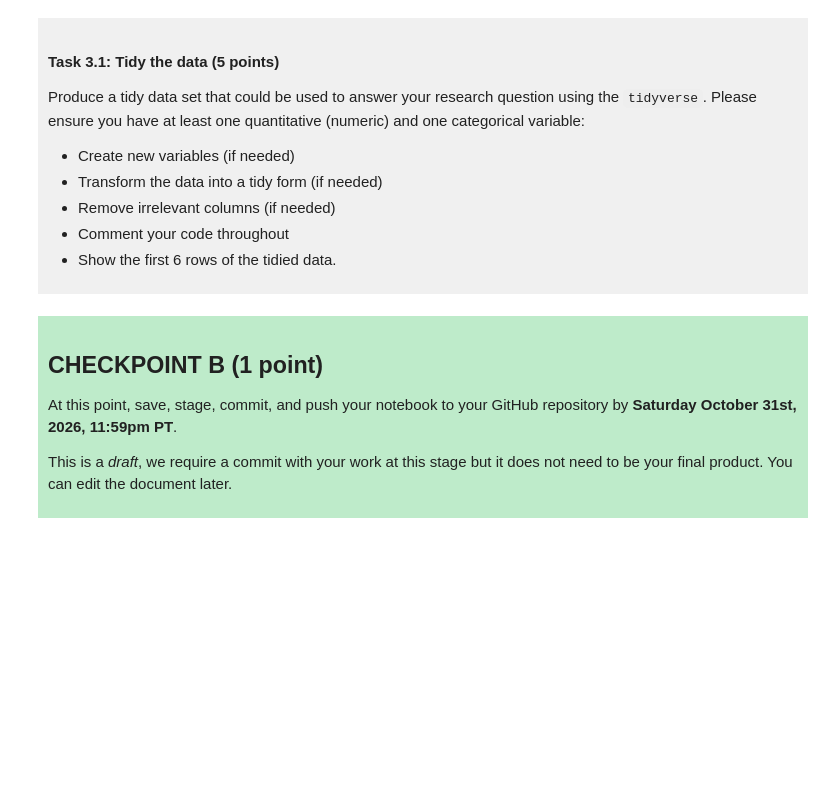
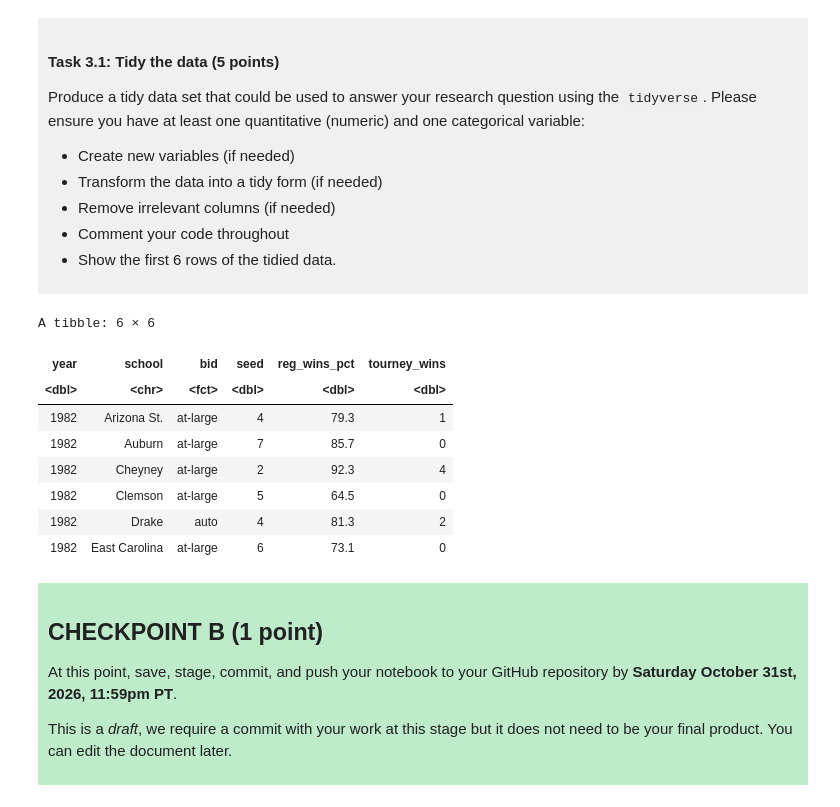
Before and after one commit to baisha1966-hub/dsci-100-project-aisha-bania, a Jupyter notebook: dsci-100-project-notebook.ipynb, the cells around one changed output. Cells and saved outputs as stored; diff of their text form; code cells hidden in the pictures; blank space fills up the shorter version.

```diff
--- a/dsci-100-project-notebook.ipynb
+++ b/dsci-100-project-notebook.ipynb
@@ -189,7 +223,28 @@ Produce a tidy data set that could be used to answer your research question usin
 
 </div>
 # %%
-### EDIT THIS CODE CELL ###
+tidy_data <- data |>
+# keep columns needed; year and school (identifiers), bid (categorical),
+# seed and reg_wins_pct (predictors), and tourney_wins (response)
+select(year, school, bid, seed, reg_wins_pct, tourney_wins) |>
+# remove rows where seed=0 (1983 opening-round teams), which is not a real seed ranking
+filter(seed > 0) |>
+# drop rows with "NA" values in the selected columns
+drop_na() |>
+# convert bid from a character to a factor because it is a categorical variable
+mutate(bid = as_factor(bid))
+# display the first 6 rows of the data
+head(tidy_data)
+# %% [output]
+A tibble: 6 × 6
+| year | school | bid | seed | reg_wins_pct | tourney_wins |
+| <dbl> | <chr> | <fct> | <dbl> | <dbl> | <dbl> |
+| 1982 | Arizona St. | at-large | 4 | 79.3 | 1 |
+| 1982 | Auburn | at-large | 7 | 85.7 | 0 |
+| 1982 | Cheyney | at-large | 2 | 92.3 | 4 |
+| 1982 | Clemson | at-large | 5 | 64.5 | 0 |
+| 1982 | Drake | auto | 4 | 81.3 | 2 |
+| 1982 | East Carolina | at-large | 6 | 73.1 | 0 |
 # %% [markdown]
 <div style="background-color: #beebca; padding: 10px;">
 
```
Also changed, not shown: parts of 3 cells of this notebook.
